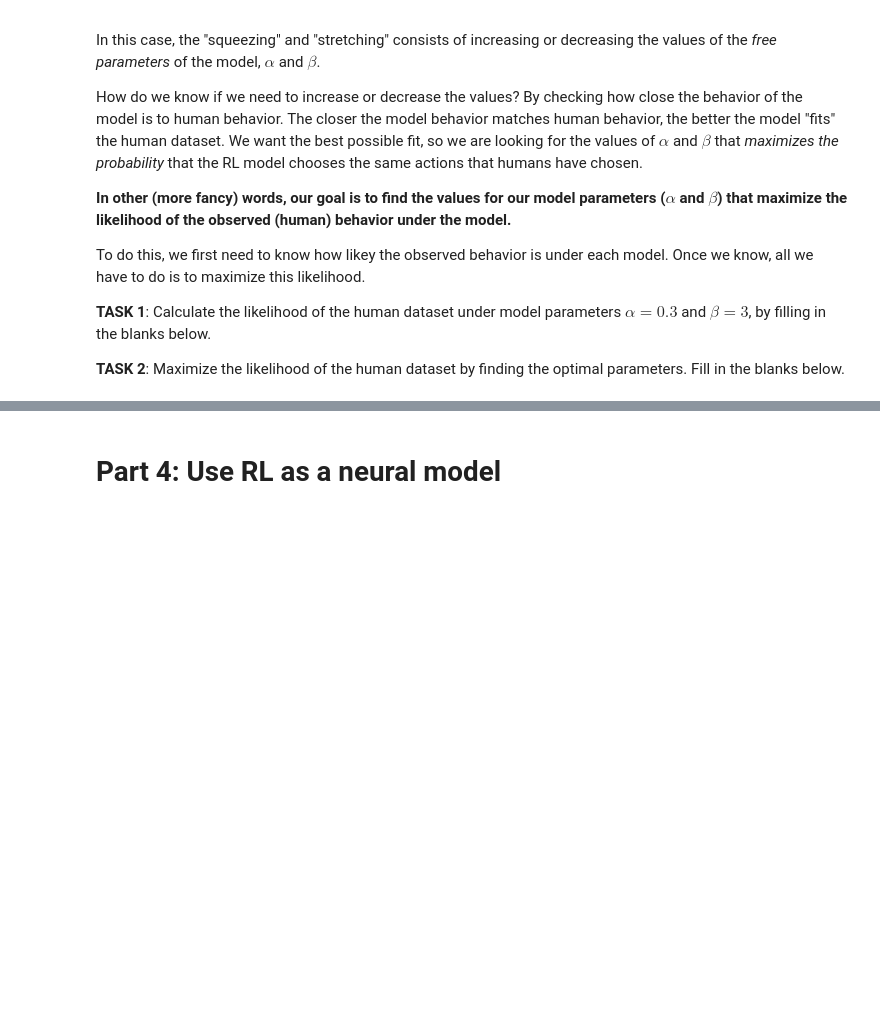
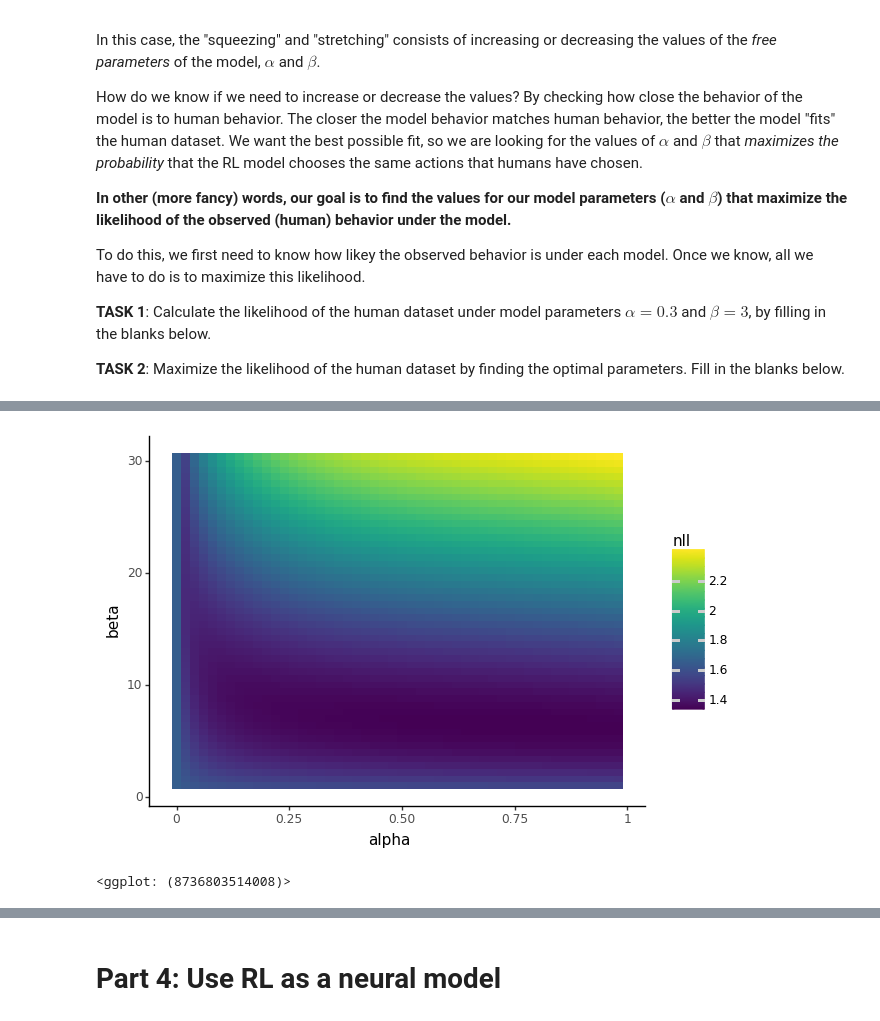
Before and after one commit to trendinafrica/TReND-CaMinA, a Jupyter notebook: notebooks/23-Friday/CognitiveModeling.ipynb, the cells around one changed output, grey strips where cells are left out. Drawn from its saved outputs; the diff is of its cells as text; code cells hidden in the pictures; blank space fills up the shorter version.

```diff
--- a/notebooks/23-Friday/CognitiveModeling.ipynb
+++ b/notebooks/23-Friday/CognitiveModeling.ipynb
@@ -304,0 +416,3 @@ With your partner or by yourself, think about which of these four methods would
+# %%
+reward_schedule = human_data[['reward_action{}'.format(i) for i in range(n_bandits)]].values / 100
+reward_schedule
@@ -329,3 +497,7 @@ To do this, we first need to know how likey the observed behavior is under each
 **TASK 1**: Calculate the likelihood of the human dataset under model parameters $\alpha=0.3$ and $\beta=3$, by filling in the blanks below.
 
 **TASK 2**: Maximize the likelihood of the human dataset by finding the optimal parameters. Fill in the blanks below.
+# %%
+example_participant = human_data.loc[human_data['participant_id'] == 0, ['action', 'reward']]
+example_participant['reward'] /= 100
+example_participant
@@ -331,0 +672,5 @@ To do this, we first need to know how likey the observed behavior is under each
+# %%
+agent = RlAgent(n_actions=n_bandits, rl_parameters={'alpha': 0.3, 'beta': 3})
+n_trials = 8
+
+calculate_neg_log_likelihood(agent, batch_size, n_trials)
@@ -331,0 +679,18 @@ To do this, we first need to know how likey the observed behavior is under each
+# %%
+nlls = []
+n_points_sqrt = 50
+batch_size = 100
+n_trials = 150
+min_beta = 1.
+max_beta = 30.
+
+for alpha in np.arange(n_points_sqrt) / n_points_sqrt:
+  print(alpha)
+  for beta in min_beta + np.arange(n_points_sqrt) / n_points_sqrt * max_beta:
+
+    agent = RlAgent(n_actions=n_bandits, rl_parameters={'alpha': alpha, 'beta': beta})
+    nll = calculate_neg_log_likelihood(agent, batch_size, n_trials)
+
+    nlls.append([alpha, beta, nll])
+
+nlls = pd.DataFrame(nlls, columns=['alpha', 'beta', 'nll'])
@@ -331,0 +721,8 @@ To do this, we first need to know how likey the observed behavior is under each
+# %%
+nll_plot = (gg.ggplot(nlls, gg.aes(x='alpha', y='beta', fill='nll'))
+ + gg.geom_tile()
+)
+nll_plot
+# %% [output]
+[figure, added]
+<ggplot: (8736803514008)>
```
Also changed, not shown: parts of 35 cells of this notebook.
